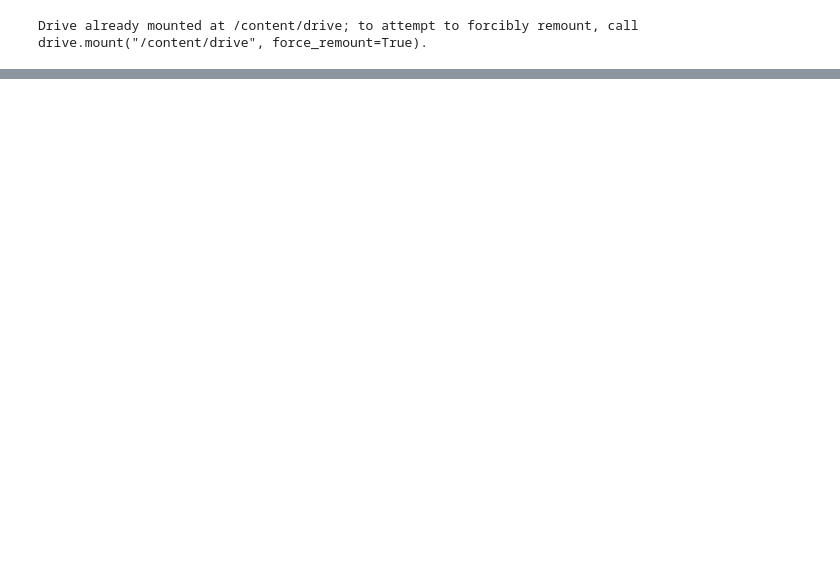
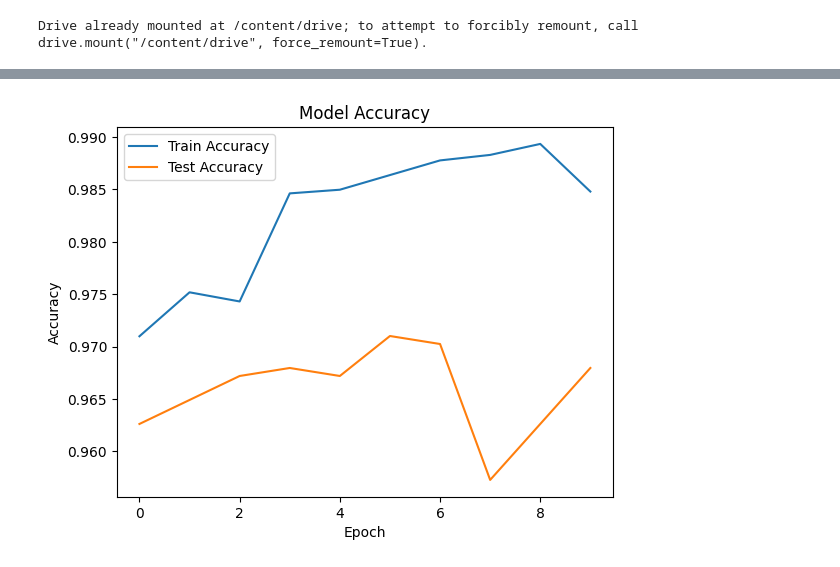
Before and after one commit to abir-pramanik/brain-tumor-detection-final-project, a Jupyter notebook: brain_tumor_final.ipynb, the cells around one changed output, grey strips where cells are left out. Drawn from its saved outputs; the diff is of its cells as text; code cells hidden in the pictures; blank space fills up the shorter version.

```diff
--- a/brain_tumor_final.ipynb
+++ b/brain_tumor_final.ipynb
@@ -116,0 +36,35 @@ Saving Te-gl_0194.jpg to Te-gl_0194.jpg
+# %%
+# Update with your actual dataset path
+train_dir = '/content/drive/MyDrive/archive/Training'
+test_dir = '/content/drive/MyDrive/archive/Testing'
+
+X_train, y_train = load_data(train_dir)
+X_test, y_test = load_data(test_dir)
+
+# Normalize
+X_train = X_train / 255.0
+X_test = X_test / 255.0
+
+# Reshape for CNN
+X_train = X_train.reshape(-1, IMG_HEIGHT, IMG_WIDTH, 1)
+X_test = X_test.reshape(-1, IMG_HEIGHT, IMG_WIDTH, 1)
+
+# One-hot encode labels
+y_train_cat = to_categorical(y_train, num_classes=len(CLASSES))
+y_test_cat = to_categorical(y_test, num_classes=len(CLASSES))
+# %%
+model = Sequential([
+    Conv2D(32, (3, 3), activation='relu', input_shape=(IMG_HEIGHT, IMG_WIDTH, 1)),
+    MaxPooling2D((2, 2)),
+
+    Conv2D(64, (3, 3), activation='relu'),
+    MaxPooling2D((2, 2)),
+
+    Flatten(),
+    Dense(128, activation='relu'),
+    Dropout(0.5),
+    Dense(len(CLASSES), activation='softmax')
+])
+
+model.compile(optimizer=Adam(), loss='categorical_crossentropy', metrics=['accuracy'])
+model.summary()
@@ -116,0 +95,2 @@ Saving Te-gl_0194.jpg to Te-gl_0194.jpg
+# %%
+history = model.fit(X_train, y_train_cat, epochs=10, validation_data=(X_test, y_test_cat))
@@ -116,0 +122,10 @@ Saving Te-gl_0194.jpg to Te-gl_0194.jpg
+# %%
+plt.plot(history.history['accuracy'], label='Train Accuracy')
+plt.plot(history.history['val_accuracy'], label='Test Accuracy')
+plt.xlabel('Epoch')
+plt.ylabel('Accuracy')
+plt.legend()
+plt.title("Model Accuracy")
+plt.show()
+# %% [output]
+[figure, added]
```
Also changed, not shown: parts of 13 cells of this notebook.
